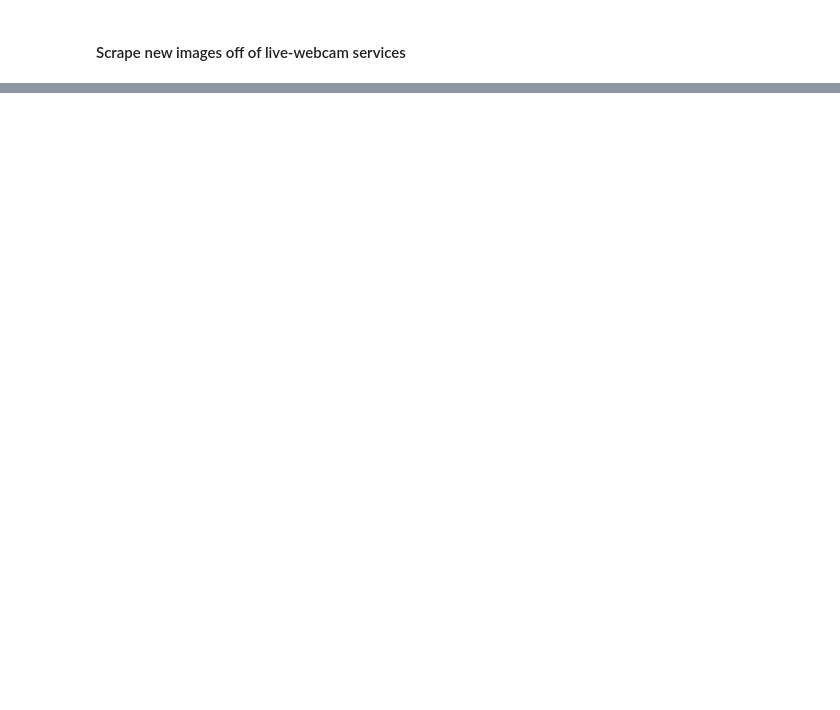
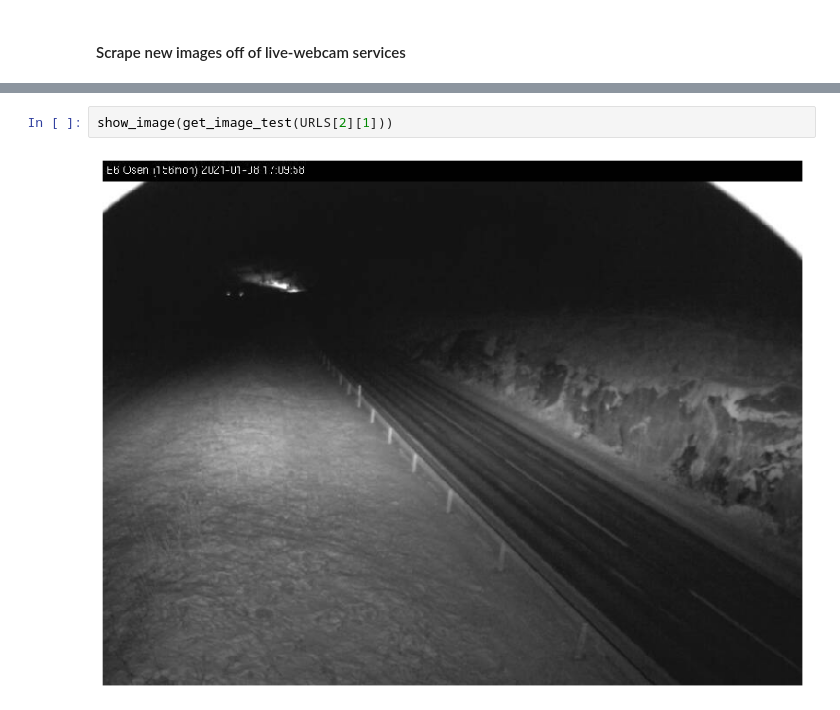
Before and after one commit to BerntA/CVEET, a Jupyter notebook: src/data-collection/webcam-scraper.ipynb, the cells around one changed output, grey strips where cells are left out. Drawn from its saved outputs; the diff is of its cells as text; blank space fills up the shorter version.

```diff
--- a/src/data-collection/webcam-scraper.ipynb
+++ b/src/data-collection/webcam-scraper.ipynb
@@ -64,0 +70,4 @@ show_image(get_image_test(URL2))
+# %%
+show_image(get_image_test(URLS[2][1]))
+# %% [output]
+[figure, added]
```
Also changed, not shown: parts of 8 cells of this notebook.
